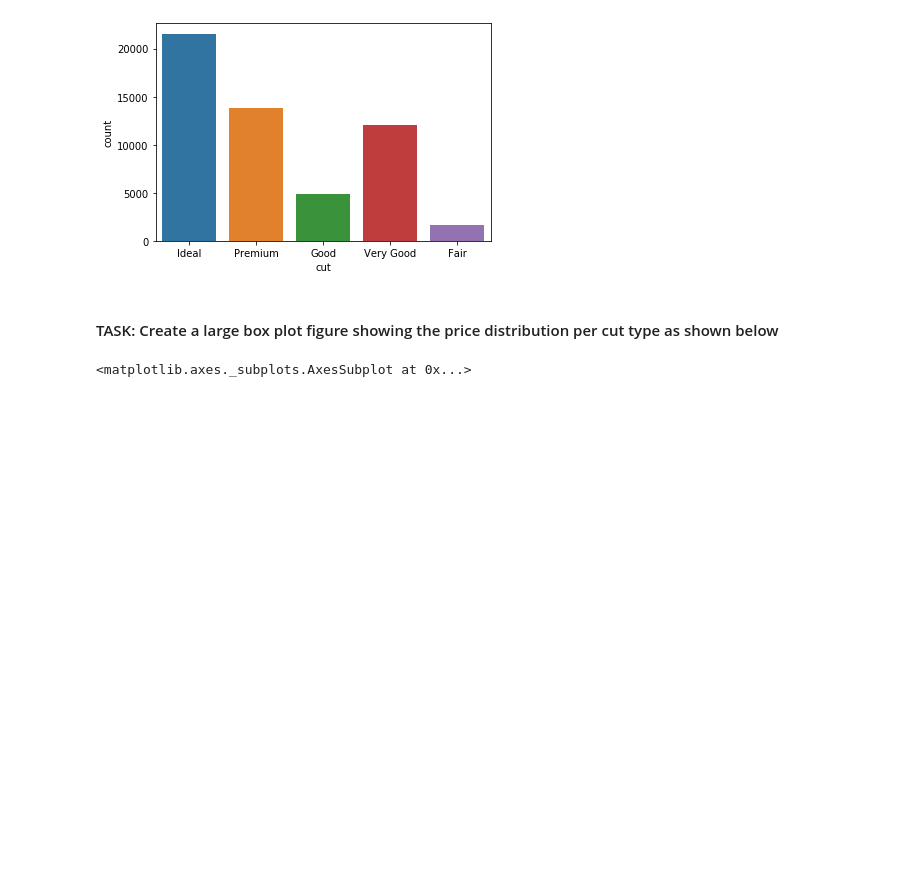
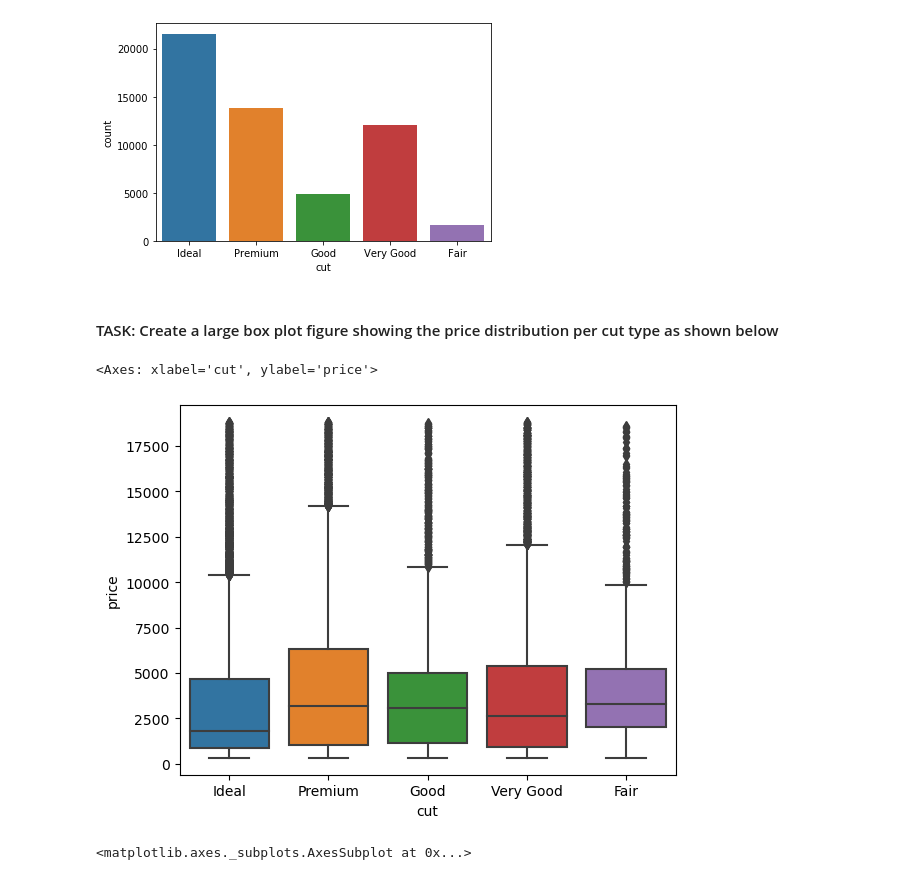
Before and after one commit to AtikshV/deep-learning-tensorflow, a Jupyter notebook: TF_2_Notebooks_and_Data/02-Visualization-Crash-Course/02-Visualization-Exercises-2.ipynb, the cells around one changed output. Saved outputs shown, nothing was run; the diff lists cells and outputs as text; code cells hidden in the pictures; blank space fills up the shorter version.

```diff
--- a/TF_2_Notebooks_and_Data/02-Visualization-Crash-Course/02-Visualization-Exercises-2.ipynb
+++ b/TF_2_Notebooks_and_Data/02-Visualization-Crash-Course/02-Visualization-Exercises-2.ipynb
@@ -126,3 +133,9 @@ sns.scatterplot(x="carat",y="price", data=diamonds, alpha=0.1, linewidth=0)
+# %%
+# CODE HERE
+sns.boxplot(x="cut", y="price", data=diamonds)
+# %% [output]
+<Axes: xlabel='cut', ylabel='price'>
+[figure, added]
 # %%
 # %% [output]
 <matplotlib.axes._subplots.AxesSubplot at 0x...>
```
Also changed, not shown: parts of 7 cells of this notebook, 1 other file.
